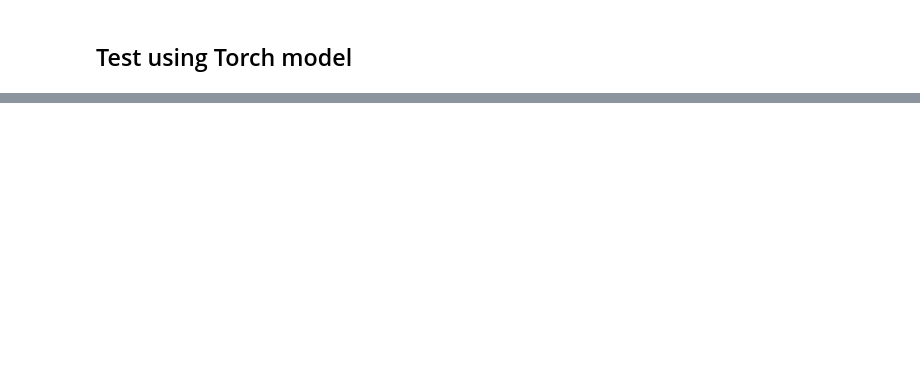
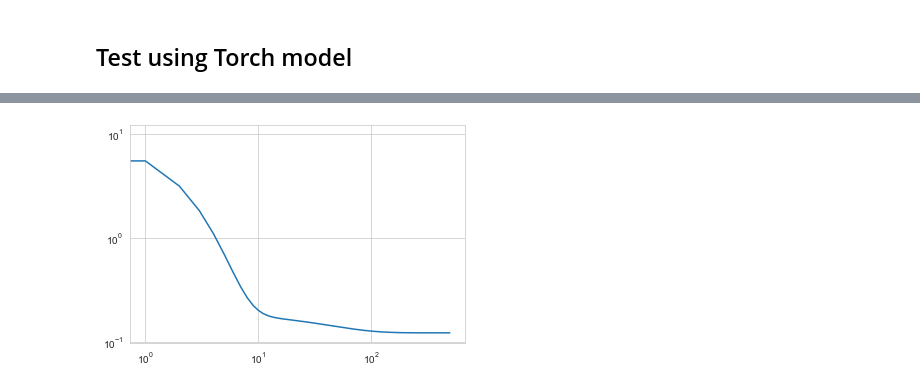
Before and after one commit to hugolmn/PyTorch-learning, a Jupyter notebook: 4. Linear Regression.ipynb, the cells around one changed output, grey strips where cells are left out. Cells and saved outputs as stored; diff of their text form; code cells hidden in the pictures; blank space fills up the shorter version.

```diff
--- a/4. Linear Regression.ipynb
+++ b/4. Linear Regression.ipynb
@@ -97,0 +102,6 @@ True intercept : 2, predicted : 1.995
+# %%
+plt.plot(loss_history)
+plt.xscale('log')
+plt.yscale('log')
+# %% [output]
+[figure, added]
```
Also changed, not shown: parts of 7 cells of this notebook.
